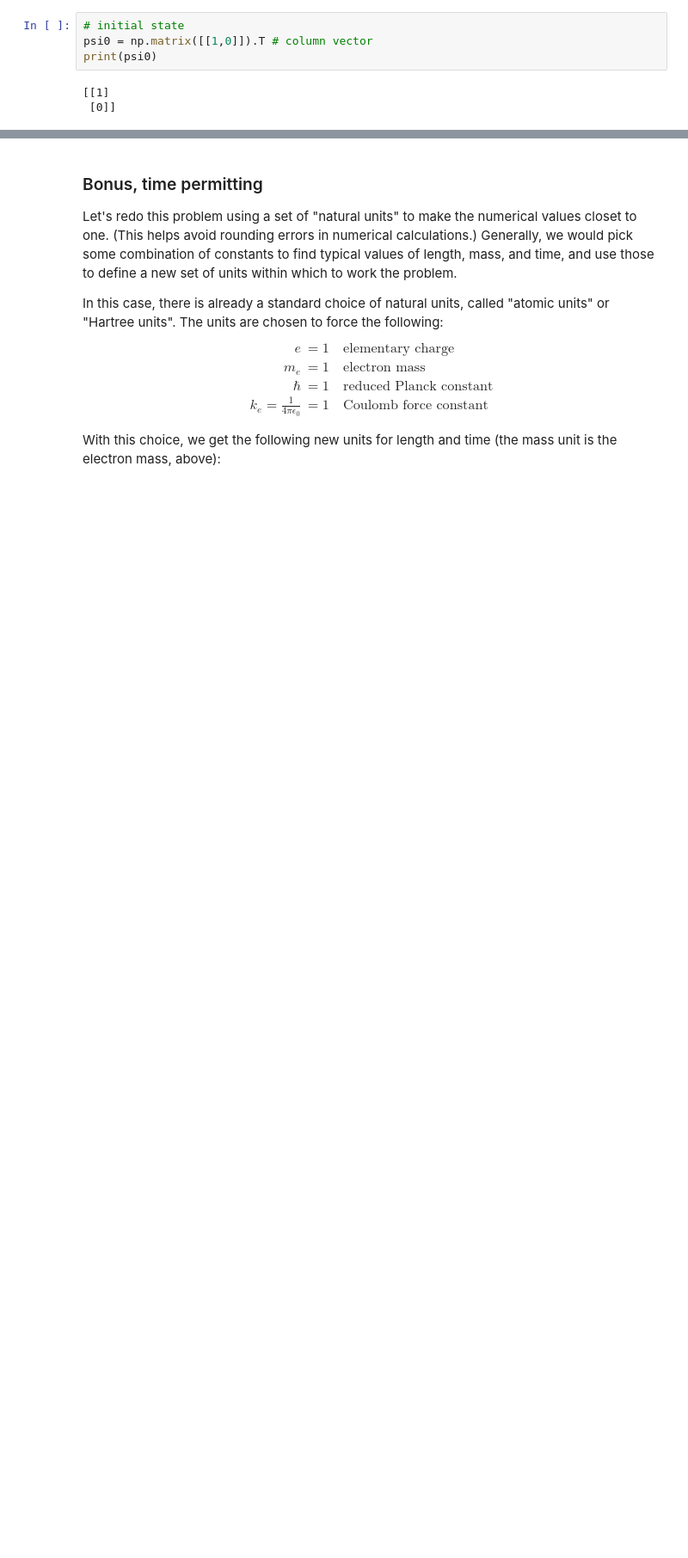
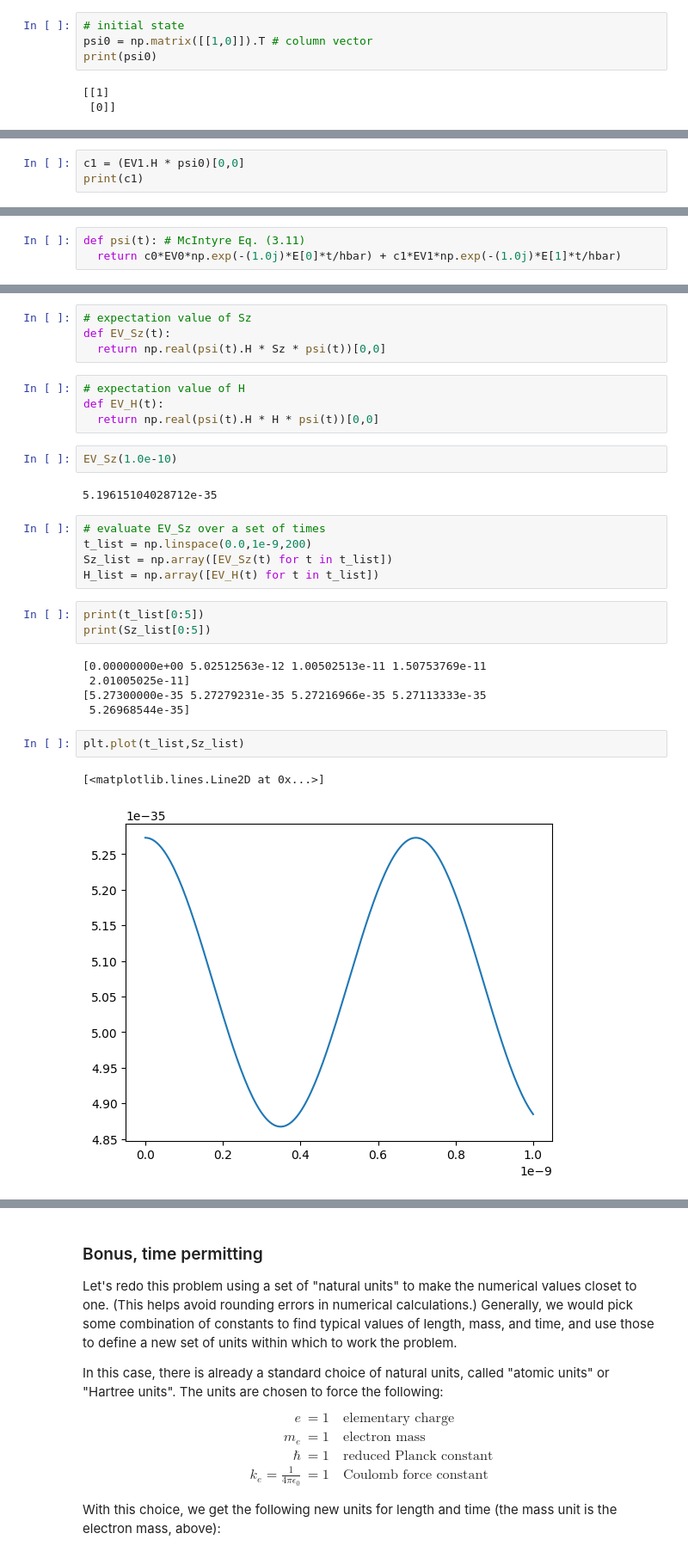
Before and after one commit to corcoted/Phys475, a Jupyter notebook: 2025_Classwork/hw-1.ipynb, the cells around one changed output, grey strips where cells are left out. Shown: that part at 86% size. Cells and saved outputs as stored; diff of their text form; blank space fills up the shorter version.

```diff
--- a/2025_Classwork/hw-1.ipynb
+++ b/2025_Classwork/hw-1.ipynb
@@ -70,0 +119,3 @@ print(psi0)
+# %%
+c1 = (EV1.H * psi0)[0,0]
+print(c1)
@@ -70,0 +137,3 @@ print(psi0)
+# %%
+def psi(t): # McIntyre Eq. (3.11)
+  return c0*EV0*np.exp(-(1.0j)*E[0]*t/hbar) + c1*EV1*np.exp(-(1.0j)*E[1]*t/hbar)
@@ -70,0 +151,30 @@ print(psi0)
+# %%
+# expectation value of Sz
+def EV_Sz(t):
+  return np.real(psi(t).H * Sz * psi(t))[0,0]
+# %%
+# expectation value of H
+def EV_H(t):
+  return np.real(psi(t).H * H * psi(t))[0,0]
+# %%
+EV_Sz(1.0e-10)
+# %% [output]
+5.19615104028712e-35
+# %%
+# evaluate EV_Sz over a set of times
+t_list = np.linspace(0.0,1e-9,200)
+Sz_list = np.array([EV_Sz(t) for t in t_list])
+H_list = np.array([EV_H(t) for t in t_list])
+# %%
+print(t_list[0:5])
+print(Sz_list[0:5])
+# %% [output]
+[0.00000000e+00 5.02512563e-12 1.00502513e-11 1.50753769e-11
+ 2.01005025e-11]
+[5.27300000e-35 5.27279231e-35 5.27216966e-35 5.27113333e-35
+ 5.26968544e-35]
+# %%
+plt.plot(t_list,Sz_list)
+# %% [output]
+[<matplotlib.lines.Line2D at 0x...>]
+[figure, added]
```
Also changed, not shown: parts of 16 cells of this notebook.
